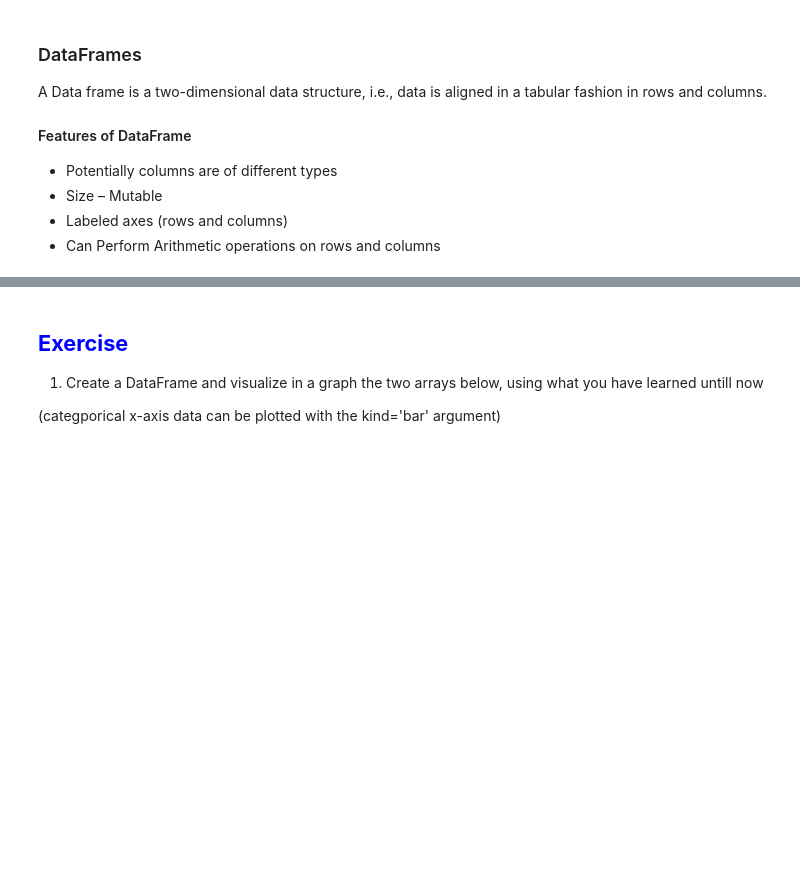
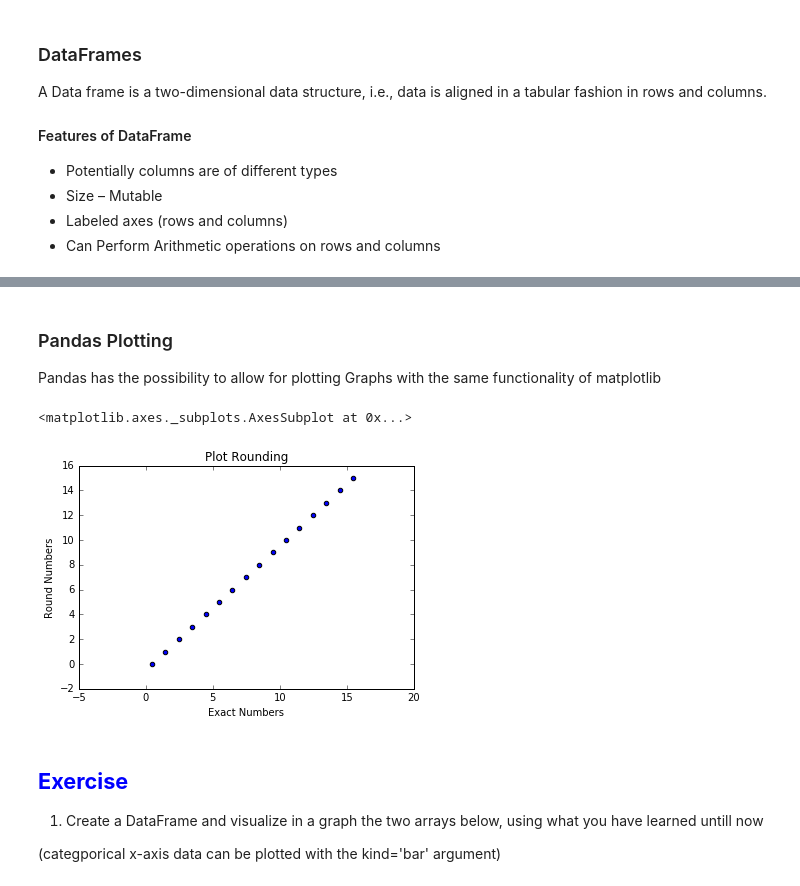
Before and after one commit to AndreaGabriele/pythontraining, a Jupyter notebook: Pandas - Teacher.ipynb, the cells around one changed output, grey strips where cells are left out. Cells and saved outputs as stored; diff of their text form; code cells hidden in the pictures; blank space fills up the shorter version.

```diff
--- a/Pandas - Teacher.ipynb
+++ b/Pandas - Teacher.ipynb
@@ -219,0 +269,11 @@ df.head(5)
+# %%
+# Ranaming Colums
+exact_vector = np.arange(16) + np.random.rand()
+round_vector = np.round(exact_vector)
+
+df = pd.DataFrame({'Exact Numbers':exact_vector,
+                    'Round Numbers':round_vector})
+
+
+
+df.head(5)
@@ -220,5 +287,10 @@ df.head(5)
+# %% [markdown]
+### Pandas Plotting
+Pandas has the possibility to allow for plotting Graphs with the same functionality of matplotlib
 # %%
 %matplotlib inline
 
 df.plot.scatter(x ='Exact Numbers', y= 'Round Numbers', title = 'Plot Rounding')
-df.plot.scatter(x ='Exact Numbers', y= 'Error', title = 'Plot Error')
+# %% [output]
+<matplotlib.axes._subplots.AxesSubplot at 0x...>
+[figure, added]
```
Also changed, not shown: parts of 41 cells of this notebook, 3 other files.
